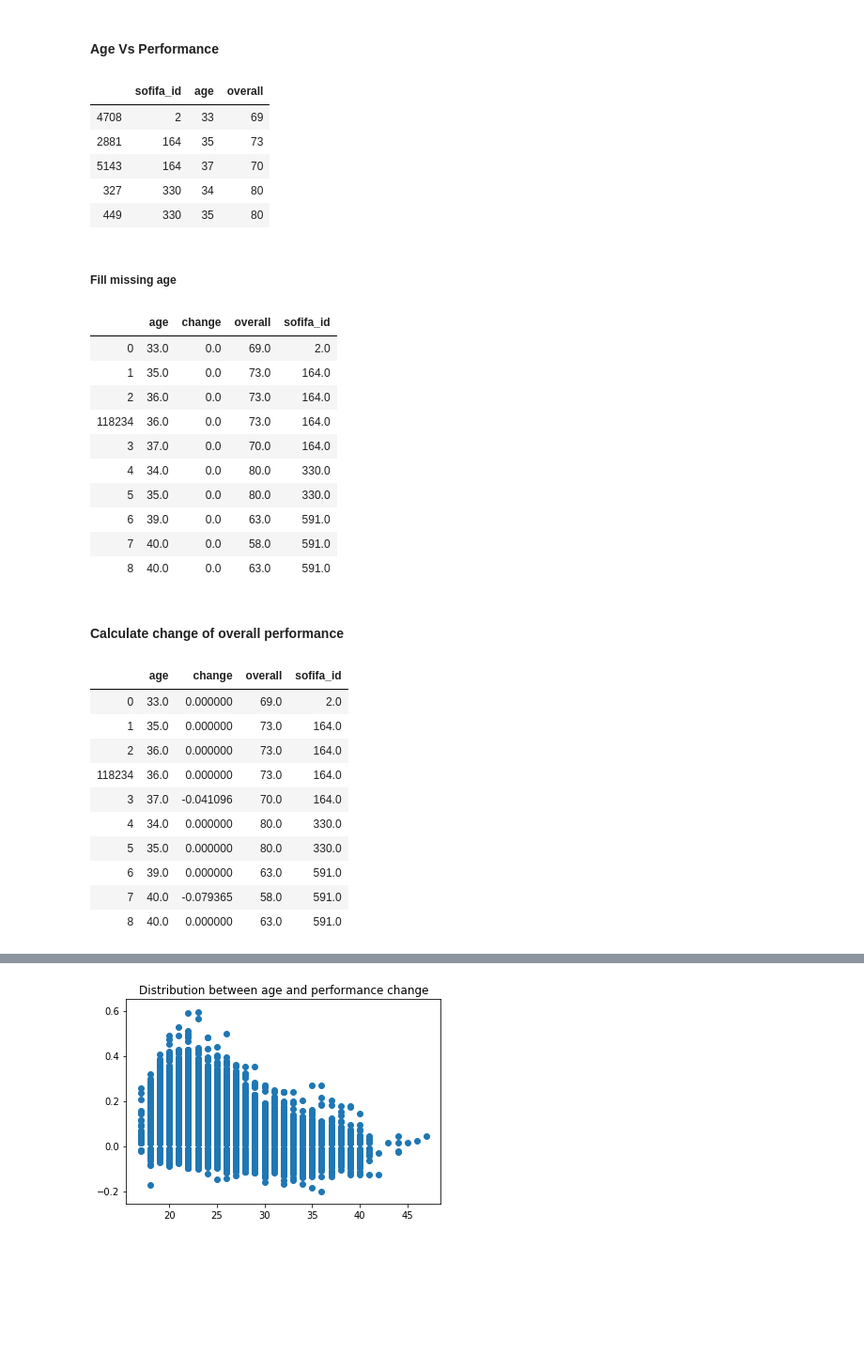
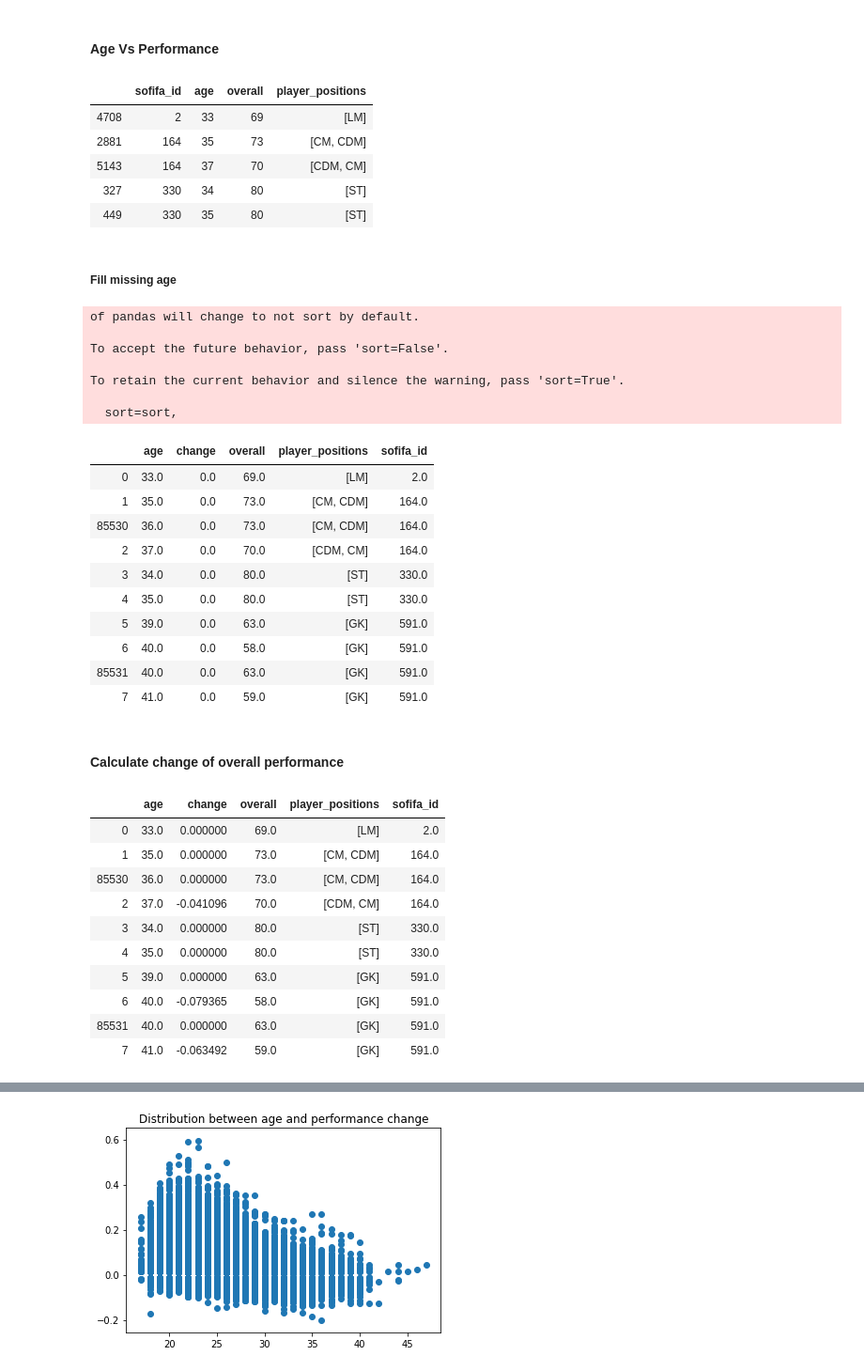
Before and after one commit to tmclouisluk/FIFA-players-Data-Analysis, a Jupyter notebook: project.ipynb, the cells around one changed output, grey strips where cells are left out. Shown at 94% size. Saved outputs shown, nothing was run; the diff lists cells and outputs as text; code cells hidden in the pictures; blank space fills up the shorter version.

Commit message:
Add age vs performance in each position

```diff
--- a/project.ipynb
+++ b/project.ipynb
@@ -95,52 +95,60 @@ fifa_total[player_abilities_col].head()
 #### Age Vs Performance
 # %%
 fifa_performance_sorted_years = fifa_total.sort_values(by=['sofifa_id', 'age'])
-fifa_performance_sorted_years = fifa_performance_sorted_years[['sofifa_id', 'age', 'overall']]
-
+fifa_performance_sorted_years = fifa_performance_sorted_years[['sofifa_id', 'age', 'overall', 'player_positions']]
+fifa_performance_sorted_years.player_positions = fifa_performance_sorted_years.player_positions.apply(lambda x: x.split(", "))
 fifa_performance_sorted_years.head()
 # %% [output]
-|  | sofifa_id | age | overall |
-| 4708 | 2 | 33 | 69 |
-| 2881 | 164 | 35 | 73 |
-| 5143 | 164 | 37 | 70 |
-| 327 | 330 | 34 | 80 |
-| 449 | 330 | 35 | 80 |
+|  | sofifa_id | age | overall | player_positions |
+| 4708 | 2 | 33 | 69 | [LM] |
+| 2881 | 164 | 35 | 73 | [CM, CDM] |
+| 5143 | 164 | 37 | 70 | [CDM, CM] |
+| 327 | 330 | 34 | 80 | [ST] |
+| 449 | 330 | 35 | 80 | [ST] |
 # %% [markdown]
 ##### Fill missing age
 # %%
 temp = None
 fifa_temp = pd.DataFrame()
 fifa_performance_sorted_years['change'] = 0
 for index, row in fifa_performance_sorted_years.iterrows():
     if temp is None or temp['sofifa_id'] != row['sofifa_id']:
         temp = row
     else:
         #change = (row['overall'] - temp['overall']) / temp['overall']
         if row['age'] - temp['age'] != 1:
             fill = dict(
                 sofifa_id=row['sofifa_id'],
                 age=temp['age']+1,
                 overall=temp['overall'],
+                player_positions=temp['player_positions'],
                 change=0
             )
             temp = fill
             fifa_temp = fifa_temp.append(fill, ignore_index=True)
         #fifa_performance_sorted_years.at[index, 'change'] = change
 fifa_performance_sorted_years = fifa_performance_sorted_years.append(fifa_temp, ignore_index=True)
 fifa_performance_sorted_years = fifa_performance_sorted_years.sort_values(by=['sofifa_id', 'age'])
 fifa_performance_sorted_years.head(10)
 # %% [output]
+of pandas will change to not sort by default.
+
+To accept the future behavior, pass 'sort=False'.
+
+To retain the current behavior and silence the warning, pass 'sort=True'.
+
+  sort=sort,
-|  | age | change | overall | sofifa_id |
-| 0 | 33.0 | 0.0 | 69.0 | 2.0 |
-| 1 | 35.0 | 0.0 | 73.0 | 164.0 |
-| 2 | 36.0 | 0.0 | 73.0 | 164.0 |
-| 118234 | 36.0 | 0.0 | 73.0 | 164.0 |
-| 3 | 37.0 | 0.0 | 70.0 | 164.0 |
-| 4 | 34.0 | 0.0 | 80.0 | 330.0 |
-| 5 | 35.0 | 0.0 | 80.0 | 330.0 |
-| 6 | 39.0 | 0.0 | 63.0 | 591.0 |
-| 7 | 40.0 | 0.0 | 58.0 | 591.0 |
-| 8 | 40.0 | 0.0 | 63.0 | 591.0 |
+|  | age | change | overall | player_positions | sofifa_id |
+| 0 | 33.0 | 0.0 | 69.0 | [LM] | 2.0 |
+| 1 | 35.0 | 0.0 | 73.0 | [CM, CDM] | 164.0 |
+| 85530 | 36.0 | 0.0 | 73.0 | [CM, CDM] | 164.0 |
+| 2 | 37.0 | 0.0 | 70.0 | [CDM, CM] | 164.0 |
+| 3 | 34.0 | 0.0 | 80.0 | [ST] | 330.0 |
+| 4 | 35.0 | 0.0 | 80.0 | [ST] | 330.0 |
+| 5 | 39.0 | 0.0 | 63.0 | [GK] | 591.0 |
+| 6 | 40.0 | 0.0 | 58.0 | [GK] | 591.0 |
+| 85531 | 40.0 | 0.0 | 63.0 | [GK] | 591.0 |
+| 7 | 41.0 | 0.0 | 59.0 | [GK] | 591.0 |
 # %% [markdown]
 #### Calculate change of overall performance
 # %%
@@ -154,14 +162,14 @@ for index, row in fifa_performance_sorted_years.iterrows():
 
 fifa_performance_sorted_years.head(10)
 # %% [output]
-|  | age | change | overall | sofifa_id |
-| 0 | 33.0 | 0.000000 | 69.0 | 2.0 |
-| 1 | 35.0 | 0.000000 | 73.0 | 164.0 |
-| 2 | 36.0 | 0.000000 | 73.0 | 164.0 |
-| 118234 | 36.0 | 0.000000 | 73.0 | 164.0 |
-| 3 | 37.0 | -0.041096 | 70.0 | 164.0 |
-| 4 | 34.0 | 0.000000 | 80.0 | 330.0 |
-| 5 | 35.0 | 0.000000 | 80.0 | 330.0 |
-| 6 | 39.0 | 0.000000 | 63.0 | 591.0 |
-| 7 | 40.0 | -0.079365 | 58.0 | 591.0 |
-| 8 | 40.0 | 0.000000 | 63.0 | 591.0 |
+|  | age | change | overall | player_positions | sofifa_id |
+| 0 | 33.0 | 0.000000 | 69.0 | [LM] | 2.0 |
+| 1 | 35.0 | 0.000000 | 73.0 | [CM, CDM] | 164.0 |
+| 85530 | 36.0 | 0.000000 | 73.0 | [CM, CDM] | 164.0 |
+| 2 | 37.0 | -0.041096 | 70.0 | [CDM, CM] | 164.0 |
+| 3 | 34.0 | 0.000000 | 80.0 | [ST] | 330.0 |
+| 4 | 35.0 | 0.000000 | 80.0 | [ST] | 330.0 |
+| 5 | 39.0 | 0.000000 | 63.0 | [GK] | 591.0 |
+| 6 | 40.0 | -0.079365 | 58.0 | [GK] | 591.0 |
+| 85531 | 40.0 | 0.000000 | 63.0 | [GK] | 591.0 |
+| 7 | 41.0 | -0.063492 | 59.0 | [GK] | 591.0 |
```
Also changed, not shown: parts of 28 cells of this notebook.
